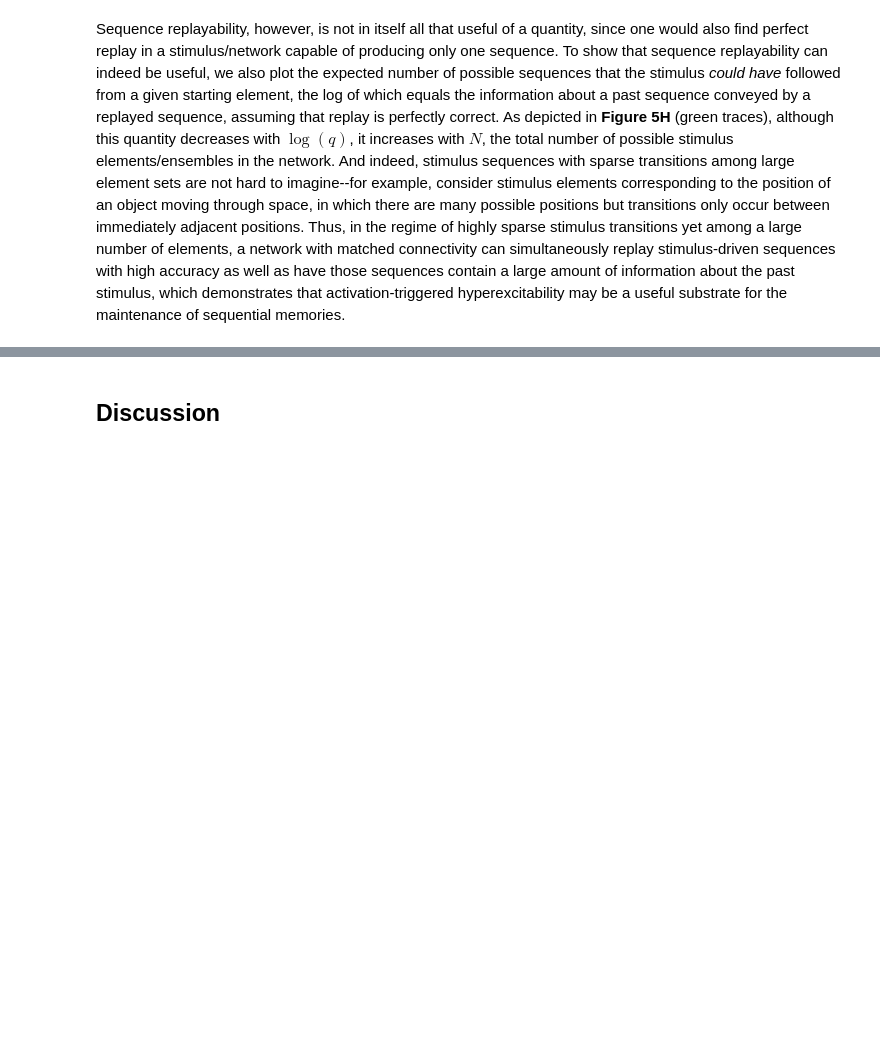
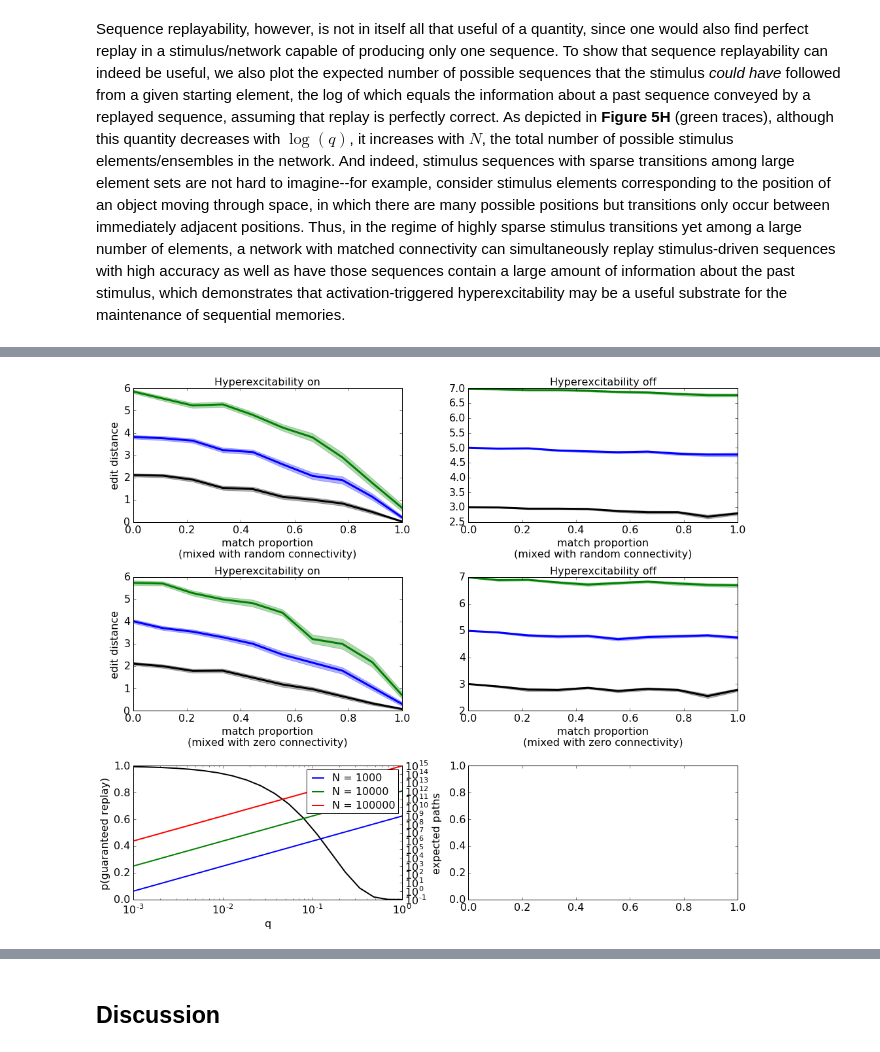
Before and after one commit to rkp8000/nothing_but_reruns, a Jupyter notebook: _paper_draft.ipynb, the cells around one changed output, grey strips where cells are left out. Drawn from its saved outputs; the diff is of its cells as text; code cells hidden in the pictures; blank space fills up the shorter version.

```diff
--- a/_paper_draft.ipynb
+++ b/_paper_draft.ipynb
@@ -306,0 +358,15 @@ fig_5(...)
+# %%
+from figures.final_paper import simplified_connectivity_dependence
+import numpy as np
+
+fig_5 = simplified_connectivity_dependence(
+    SEED=0,
+    N_NODES=600, P_CONNECT=0.01,
+    G_D=40, G_W=10, G_X=20, T_X=20,
+    MATCH_PROPORTIONS=np.linspace(0, 1, 10, endpoint=True),
+    N_TRIALS=100, SEQ_LENGTHS=[4, 6, 8],
+    DENSITIES=np.logspace(-3, 0, 20),
+    SEQ_LENGTH_DENSITIES=4, NS=[1000, 10000, 100000],
+    FIG_SIZE=(14, 12), FONT_SIZE=16, COLORS=['k', 'b', 'g'])
+# %% [output]
+[figure, added]
```
Also changed, not shown: parts of 14 cells of this notebook.
